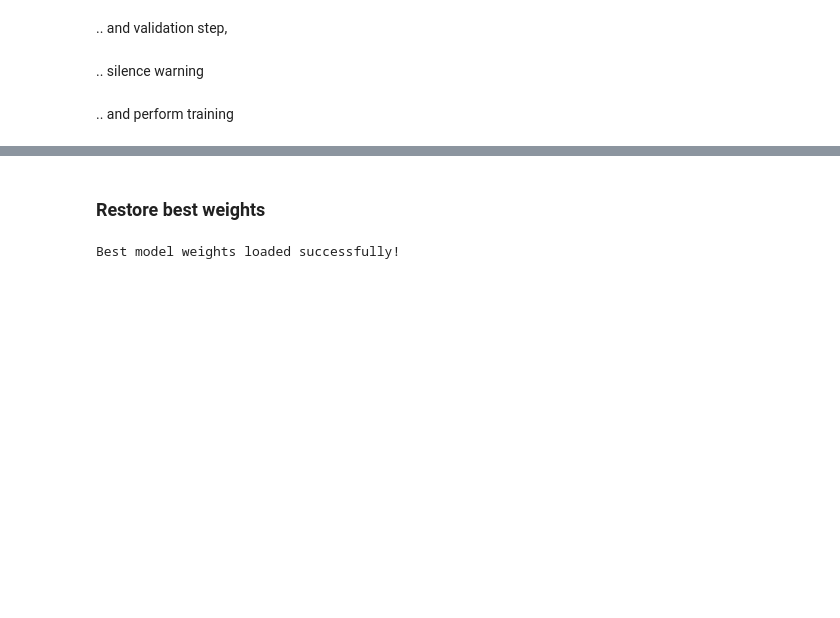
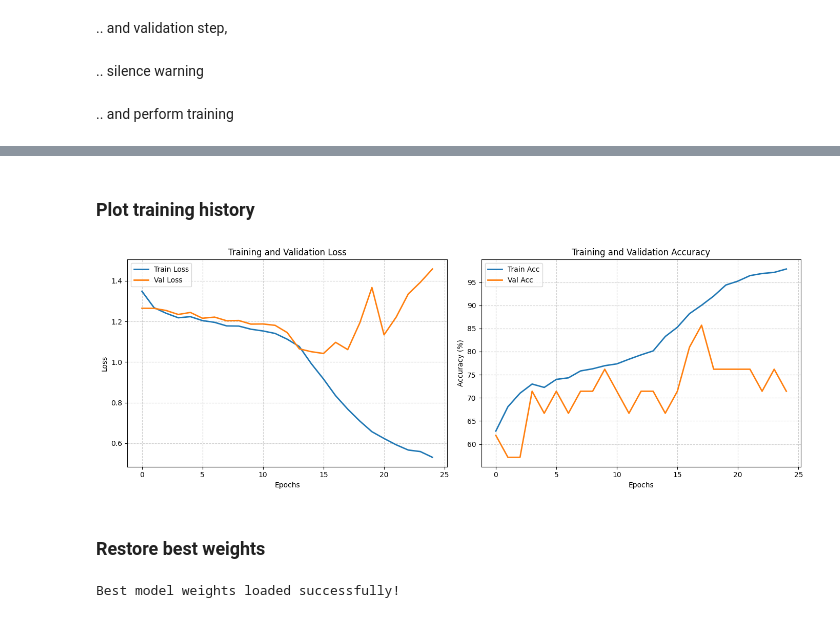
Before and after one commit to nearlyphd/femoral-head-flattening-hybrid-vit-cnn, a Jupyter notebook: notebooks/parallel-vit-cnn-hybrid-loose-hips-mura-pretrained.ipynb, the cells around one changed output, grey strips where cells are left out. Saved outputs shown, nothing was run; the diff lists cells and outputs as text; code cells hidden in the pictures; blank space fills up the shorter version.

```diff
--- a/notebooks/parallel-vit-cnn-hybrid-loose-hips-mura-pretrained.ipynb
+++ b/notebooks/parallel-vit-cnn-hybrid-loose-hips-mura-pretrained.ipynb
@@ -183,7 +183,7 @@ train_transform = transforms.Compose([
     # 5. Regularization for ViTs
     # Randomly blacks out a rectangle. Helps prevent the model from relying on
     # specific artifacts (like a text marker or a specific bone spur).
-    transforms.RandomErasing(p=0.2, scale=(0.02, 0.15), ratio=(0.3, 3.3))
+    transforms.RandomErasing(p=0.5, scale=(0.02, 0.15), ratio=(0.3, 3.3))
 ])
 
 val_test_transform = transforms.Compose([
@@ -305,6 +305,14 @@ from torch.optim.lr_scheduler import OneCycleLR
 from tqdm import tqdm
 import sys
 import os
+
+# Initialize lists to store history
+history = {
+    'train_loss': [],
+    'val_loss': [],
+    'train_acc': [],
+    'val_acc': []
+}
 
 # --- 2. Setup & Model Initialization ---
 path_to_conformer = os.path.abspath('./Conformer')
@@ -335,7 +343,7 @@ model.conv_cls_head = nn.Linear(model.conv_cls_head.in_features, 2).to(DEVICE)
 criterion = nn.CrossEntropyLoss(label_smoothing=0.1)
 
 # Initial Optimizer (Only optimizes the Heads for Stage 1)
-optimizer = torch.optim.AdamW(filter(lambda p: p.requires_grad, model.parameters()), lr=1e-4)
+optimizer = torch.optim.AdamW(filter(lambda p: p.requires_grad, model.parameters()), lr=1e-4, weight_decay=0.1)
 
 # --- 4. Training Hyperparameters ---
 max_epochs = 50
@@ -405,6 +413,11 @@ for epoch in range(max_epochs):
     print(f"  Train Loss: {train_loss:.4f} | Acc: {train_acc:.2f}%")
     print(f"  Val Loss:   {val_loss:.4f} | Acc: {val_acc:.2f}%")
 
+    history['train_loss'].append(train_loss)
+    history['val_loss'].append(val_loss)
+    history['train_acc'].append(train_acc)
+    history['val_acc'].append(val_acc)
+
     # Save Best Model (Based on Accuracy)
     if val_acc > best_val_acc:
         best_val_acc = val_acc
@@ -469,3 +482,40 @@ Epoch 10:
+# %% [markdown]
+### Plot training history
+# %%
+import matplotlib.pyplot as plt
+
+def plot_training_history(history):
+    epochs = range(len(history['train_loss']))
+
+    plt.figure(figsize=(14, 5))
+
+    # Plot Loss
+    plt.subplot(1, 2, 1)
+    plt.plot(epochs, history['train_loss'], label='Train Loss', color='#1f77b4', lw=2)
+    plt.plot(epochs, history['val_loss'], label='Val Loss', color='#ff7f0e', lw=2)
+    plt.title('Training and Validation Loss')
+    plt.xlabel('Epochs')
+    plt.ylabel('Loss')
+    plt.legend()
+    plt.grid(True, linestyle='--', alpha=0.6)
+
+    # Plot Accuracy
+    plt.subplot(1, 2, 2)
+    plt.plot(epochs, history['train_acc'], label='Train Acc', color='#1f77b4', lw=2)
+    plt.plot(epochs, history['val_acc'], label='Val Acc', color='#ff7f0e', lw=2)
+    plt.title('Training and Validation Accuracy')
+    plt.xlabel('Epochs')
+    plt.ylabel('Accuracy (%)')
+    plt.legend()
+    plt.grid(True, linestyle='--', alpha=0.6)
+
+    plt.tight_layout()
+    plt.show()
+
+# Execute plotting
+plot_training_history(history)
+# %% [output]
+[figure, added]
 # %% [markdown]
 ### Restore best weights
 # %%
```
Also changed, not shown: parts of 6 cells of this notebook.
